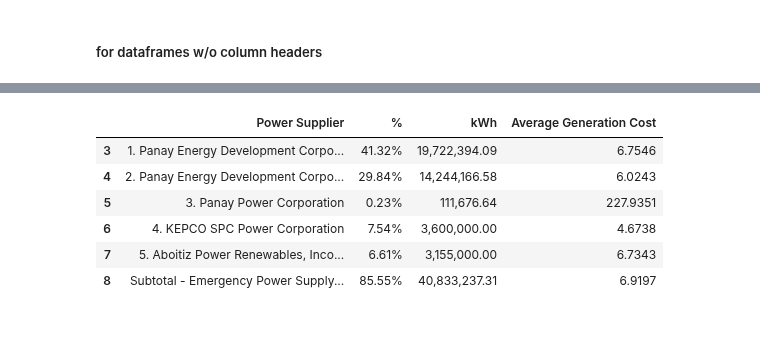
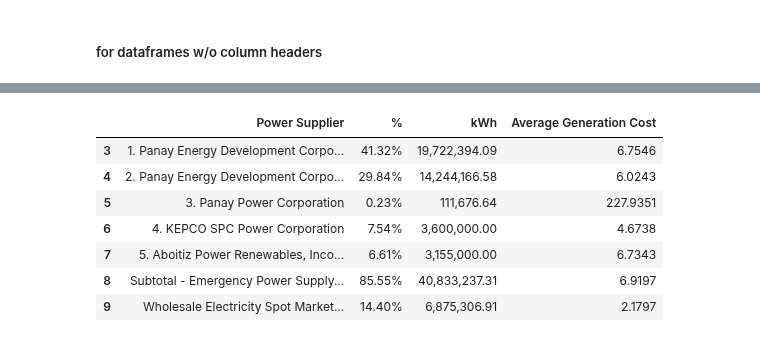
Before and after one commit to andreasenson/Scrape-DU-Generation-Charge, a Jupyter notebook: MEPC/scrape_MEPC.ipynb, the cells around one changed output, grey strips where cells are left out. Saved outputs shown, nothing was run; the diff lists cells and outputs as text; code cells hidden in the pictures.

```diff
--- a/MEPC/scrape_MEPC.ipynb
+++ b/MEPC/scrape_MEPC.ipynb
@@ -360,10 +394,12 @@ for key, df in supplier_absent_keys.items():
         start_index = first_non_null_index  # Include this row as well
 
     # Find the index of the row containing the word "WESM" in the first column
-    wesm_index = sliced_columns[sliced_columns.iloc[:, 0].str.contains(r'WESM', case=False, na=False)].index[0]
+    end_index = sliced_columns[
+        sliced_columns.iloc[:, 0].str.contains(r'WESM', case=False, na=False)
+    ].index[0]
 
     # Slice the DataFrame to include rows between start_index and end_index (inclusive)
-    sliced_rows = sliced_columns.iloc[start_index:wesm_index + 1]
+    sliced_rows = sliced_columns.iloc[start_index:end_index + 1]
 
     # Exclude the row that contains the word "Metering" in the first column
     sliced_rows = sliced_rows[~sliced_rows.iloc[:, 0].str.contains('Metering', case=False, na=False)]
@@ -597,4 +756,4 @@ sliced_rows
 # %%
-df = supplier_absent_keys["GenCharge_202101.pdf"]
+df = supplier_absent_keys["GenCharge_Nov2020.pdf"]
 df
 # %% [output]
@@ -651,34 +827,37 @@ sliced_columns
 contract_indices = sliced_columns[sliced_columns.iloc[:, 0].str.contains('CONTRACTS', case=False, na=False)].index
 
 if not contract_indices.empty:
     # If "CONTRACTS" is found, use it as the start index
     start_index = contract_indices[0] + 1
 else:
     # If "CONTRACTS" is not found, find the first non-null value in the first column
     first_non_null_index = sliced_columns[sliced_columns.iloc[:, 0].notnull()].index[0]
     start_index = first_non_null_index  # Include this row as well
 
 # Find the index of the row containing the word "WESM" in the first column
-wesm_index = sliced_columns[sliced_columns.iloc[:, 0].str.contains(r'WESM', case=False, na=False)].index[0]
+end_index = sliced_columns[
+    sliced_columns.iloc[:, 0].str.contains(r'WESM', case=False, na=False)
+].index[0]
 
 # Slice the DataFrame to include rows between start_index and end_index (inclusive)
 sliced_rows = sliced_columns.iloc[start_index:end_index + 1]
 
 # Exclude the row that contains the word "Metering" in the first column
 sliced_rows = sliced_rows[~sliced_rows.iloc[:, 0].str.contains('Metering', case=False, na=False)]
 
 # Uncomment and adjust the following line if you need to rename columns
 sliced_rows.columns = ["Power Supplier", "%", "kWh", "Average Generation Cost"]
 
 sliced_rows
 # %% [output]
 |  | Power Supplier | % | kWh | Average Generation Cost |
 | 3 | 1. Panay Energy Development Corpo... | 41.32% | 19,722,394.09 | 6.7546 |
 | 4 | 2. Panay Energy Development Corpo... | 29.84% | 14,244,166.58 | 6.0243 |
 | 5 | 3. Panay Power Corporation | 0.23% | 111,676.64 | 227.9351 |
 | 6 | 4. KEPCO SPC Power Corporation | 7.54% | 3,600,000.00 | 4.6738 |
 | 7 | 5. Aboitiz Power Renewables, Inco... | 6.61% | 3,155,000.00 | 6.7343 |
 | 8 | Subtotal - Emergency Power Supply... | 85.55% | 40,833,237.31 | 6.9197 |
+| 9 | Wholesale Electricity Spot Market... | 14.40% | 6,875,306.91 | 2.1797 |
 # %%
 import re
 
```
Also changed, not shown: parts of 13 cells of this notebook, 1 other file.
